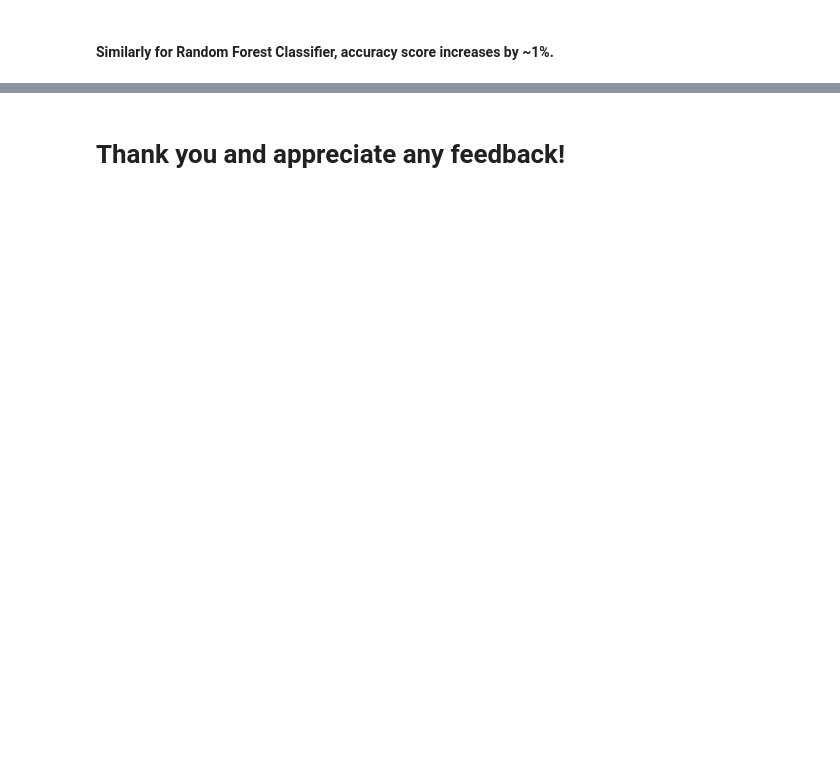
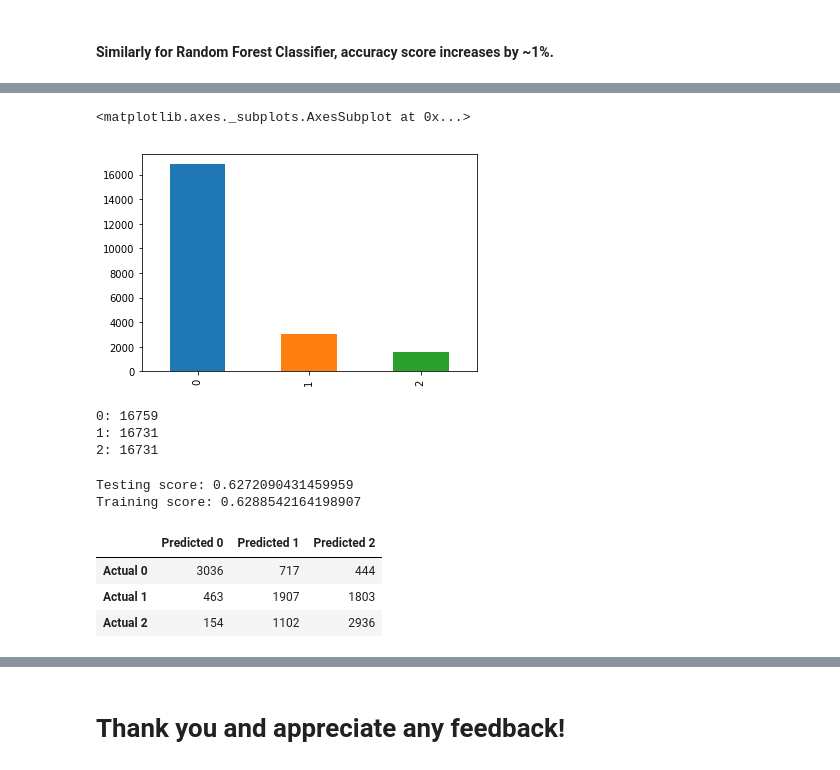
Before and after one commit to chiadaozhe/GA_Projects, a Jupyter notebook: Project 4/Project 4 - Final Report.ipynb, the cells around one changed output, grey strips where cells are left out. Drawn from its saved outputs; the diff is of its cells as text; code cells hidden in the pictures; blank space fills up the shorter version.

```diff
--- a/Project 4/Project 4 - Final Report.ipynb
+++ b/Project 4/Project 4 - Final Report.ipynb
@@ -1710,0 +1889,16 @@ Training score: 0.9956605106468867
+# %%
+def f(row):
+    if row['reviews_per_month'] <= 2:
+        val = 0
+    elif row['reviews_per_month'] <= 4:
+        val = 1
+    else:
+        val = 2
+    return val
+
+melb1.pop_3class_3 = melb1.apply(f, axis=1)
+# %%
+melb1.pop_3class_3.value_counts().plot(kind="bar")
+# %% [output]
+<matplotlib.axes._subplots.AxesSubplot at 0x...>
+[figure, added]
@@ -1710,0 +1909,40 @@ Training score: 0.9956605106468867
+# %%
+count0=0
+count1=0
+count2=0
+
+for i in y_smt_3:
+    if i == 0:
+        count0 += 1
+    elif i == 1:
+        count1 += 1
+    else:
+        count2 += 1
+
+print("0: " + str(count0) + "\n" + "1: " + str(count1) + "\n" + "2: " + str(count1))
+# %% [output]
+0: 16759
+1: 16731
+2: 16731
+# %%
+X2_3_train, X2_3_test, y2_3_train, y2_3_test = train_test_split(X_smt_3,y_smt_3, random_state=111)
+
+model = ovr_clf.fit(X2_3_train,y2_3_train)
+
+y2_3_pred = ovr_clf.predict(X2_3_test)
+
+print('Testing score: ' + str(ovr_clf.score(X2_3_test, y2_3_test)))
+print('Training score: ' + str(ovr_clf.score(X2_3_train, y2_3_train)))
+# %% [output]
+Testing score: 0.6272090431459959
+Training score: 0.6288542164198907
+# %%
+cm=metrics.confusion_matrix(y2_3_test,y2_3_pred)
+list1 = ["Actual 0", "Actual 1", "Actual 2"]
+list2 = ["Predicted 0", "Predicted 1", "Predicted 2"]
+pd.DataFrame(cm, list1, list2)
+# %% [output]
+|  | Predicted 0 | Predicted 1 | Predicted 2 |
+| Actual 0 | 3036 | 717 | 444 |
+| Actual 1 | 463 | 1907 | 1803 |
+| Actual 2 | 154 | 1102 | 2936 |
```
Also changed, not shown: parts of 67 cells of this notebook, 1 other file.
